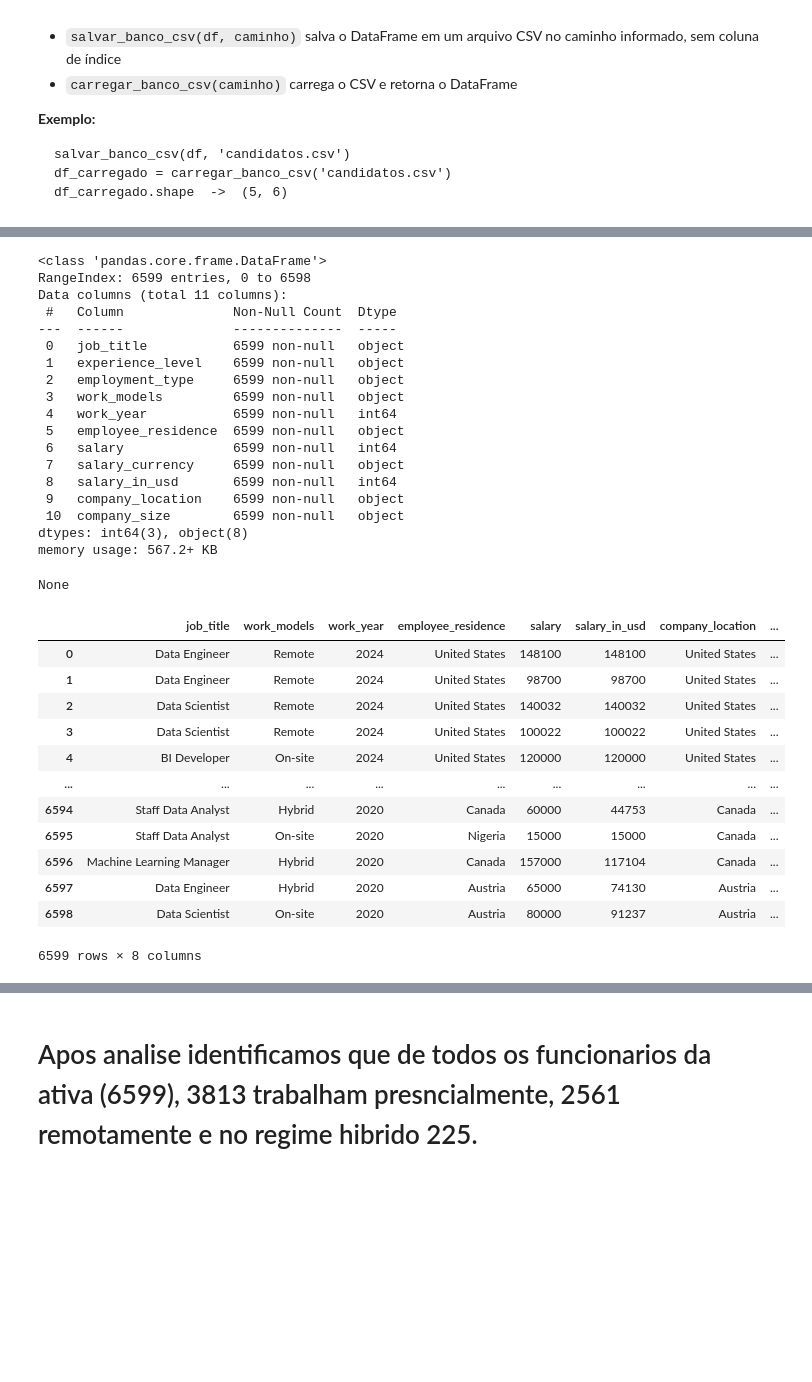
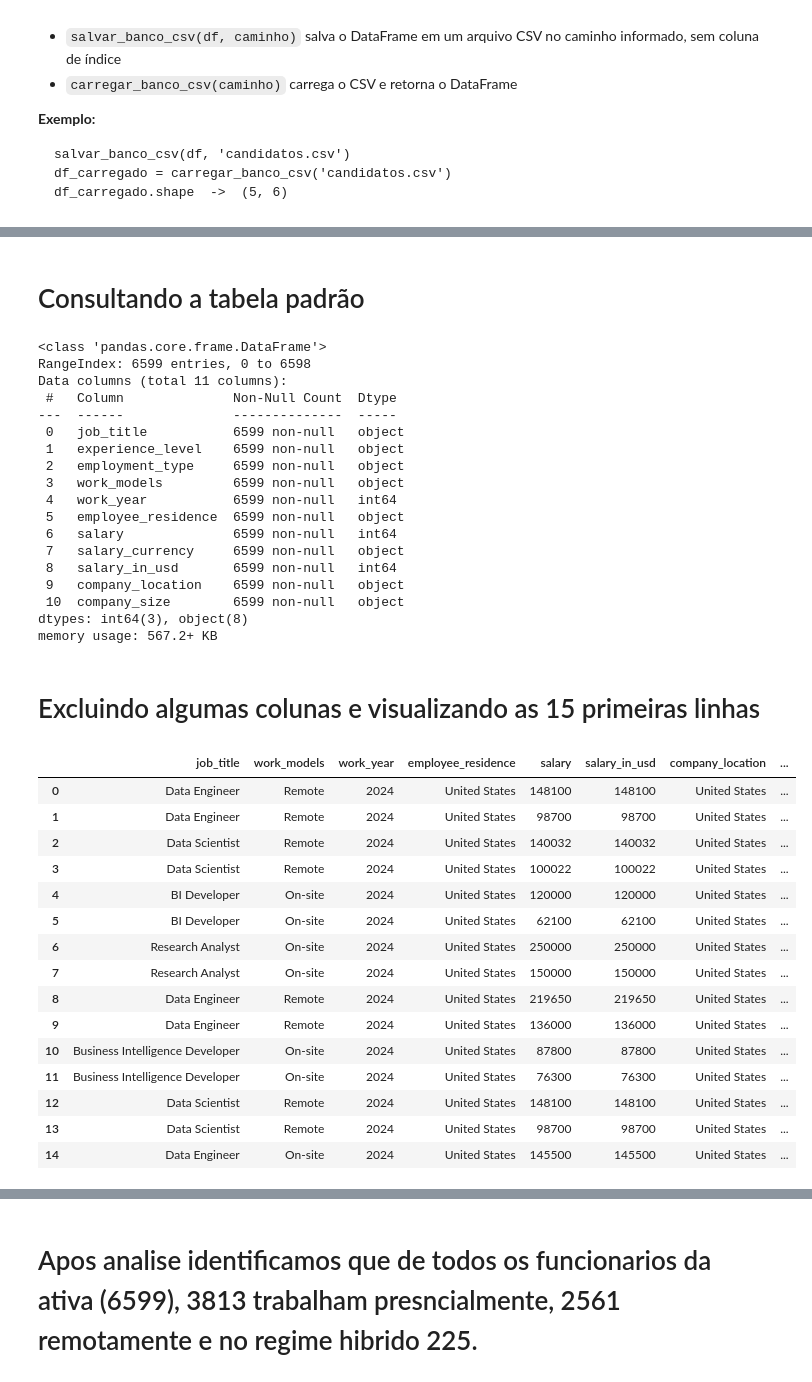
Before and after one commit to pedrojrcruz30-code/ada---projeto---modulo-2, a Jupyter notebook: projeto_pedro.ipynb, the cells around one changed output, grey strips where cells are left out. Saved outputs shown, nothing was run; the diff lists cells and outputs as text; code cells hidden in the pictures; blank space fills up the shorter version.

Commit message:
respondendo as 2 primeiras perguntas do projeto 26/05/2026

```diff
--- a/projeto_pedro.ipynb
+++ b/projeto_pedro.ipynb
@@ -545,9 +545,9 @@ def carregar_banco_csv(caminho):
 import pandas as pd
 import numpy as np
 
-df = pd.read_csv('data_science_salaries.csv')
+df = carregar_banco_csv('data_science_salaries.csv')
 
-display(df)
+df.head()
 # %% [output]
 |  | job_title | experience_level | employment_type | work_models | work_year | employee_residence | salary | ... |
 | 0 | Data Engineer | Mid-level | Full-time | Remote | 2024 | United States | 148100 | ... |
@@ -565,40 +558,46 @@ display(df)
+# %% [markdown]
+# Consultando a tabela padrão
+# %%
+df.info()
+# %% [output]
+<class 'pandas.core.frame.DataFrame'>
+RangeIndex: 6599 entries, 0 to 6598
+Data columns (total 11 columns):
+ #   Column              Non-Null Count  Dtype
+---  ------              --------------  -----
+ 0   job_title           6599 non-null   object
+ 1   experience_level    6599 non-null   object
+ 2   employment_type     6599 non-null   object
+ 3   work_models         6599 non-null   object
+ 4   work_year           6599 non-null   int64
+ 5   employee_residence  6599 non-null   object
+ 6   salary              6599 non-null   int64
+ 7   salary_currency     6599 non-null   object
+ 8   salary_in_usd       6599 non-null   int64
+ 9   company_location    6599 non-null   object
+ 10  company_size        6599 non-null   object
+dtypes: int64(3), object(8)
+memory usage: 567.2+ KB
+# %% [markdown]
+# Excluindo algumas colunas e visualizando as 15 primeiras linhas
 # %%
-display(df.info())
+nova_df = df.drop(columns=['employment_type', "salary_currency", "experience_level"])
 
-
-df = df.drop(columns=['employment_type', "salary_currency", "experience_level"])
-
-display(df)
+nova_df.head(15)
 # %% [output]
-<class 'pandas.core.frame.DataFrame'>
-RangeIndex: 6599 entries, 0 to 6598
-Data columns (total 11 columns):
- #   Column              Non-Null Count  Dtype
----  ------              --------------  -----
- 0   job_title           6599 non-null   object
- 1   experience_level    6599 non-null   object
- 2   employment_type     6599 non-null   object
- 3   work_models         6599 non-null   object
- 4   work_year           6599 non-null   int64
- 5   employee_residence  6599 non-null   object
- 6   salary              6599 non-null   int64
- 7   salary_currency     6599 non-null   object
- 8   salary_in_usd       6599 non-null   int64
- 9   company_location    6599 non-null   object
- 10  company_size        6599 non-null   object
-dtypes: int64(3), object(8)
-memory usage: 567.2+ KB
-None
 |  | job_title | work_models | work_year | employee_residence | salary | salary_in_usd | company_location | ... |
 | 0 | Data Engineer | Remote | 2024 | United States | 148100 | 148100 | United States | ... |
 | 1 | Data Engineer | Remote | 2024 | United States | 98700 | 98700 | United States | ... |
 | 2 | Data Scientist | Remote | 2024 | United States | 140032 | 140032 | United States | ... |
 | 3 | Data Scientist | Remote | 2024 | United States | 100022 | 100022 | United States | ... |
 | 4 | BI Developer | On-site | 2024 | United States | 120000 | 120000 | United States | ... |
-| ... | ... | ... | ... | ... | ... | ... | ... | ... |
-| 6594 | Staff Data Analyst | Hybrid | 2020 | Canada | 60000 | 44753 | Canada | ... |
-| 6595 | Staff Data Analyst | On-site | 2020 | Nigeria | 15000 | 15000 | Canada | ... |
-| 6596 | Machine Learning Manager | Hybrid | 2020 | Canada | 157000 | 117104 | Canada | ... |
-| 6597 | Data Engineer | Hybrid | 2020 | Austria | 65000 | 74130 | Austria | ... |
-| 6598 | Data Scientist | On-site | 2020 | Austria | 80000 | 91237 | Austria | ... |
+| 5 | BI Developer | On-site | 2024 | United States | 62100 | 62100 | United States | ... |
+| 6 | Research Analyst | On-site | 2024 | United States | 250000 | 250000 | United States | ... |
+| 7 | Research Analyst | On-site | 2024 | United States | 150000 | 150000 | United States | ... |
+| 8 | Data Engineer | Remote | 2024 | United States | 219650 | 219650 | United States | ... |
+| 9 | Data Engineer | Remote | 2024 | United States | 136000 | 136000 | United States | ... |
+| 10 | Business Intelligence Developer | On-site | 2024 | United States | 87800 | 87800 | United States | ... |
+| 11 | Business Intelligence Developer | On-site | 2024 | United States | 76300 | 76300 | United States | ... |
+| 12 | Data Scientist | Remote | 2024 | United States | 148100 | 148100 | United States | ... |
+| 13 | Data Scientist | Remote | 2024 | United States | 98700 | 98700 | United States | ... |
+| 14 | Data Engineer | On-site | 2024 | United States | 145500 | 145500 | United States | ... |
-6599 rows × 8 columns
```
Also changed, not shown: parts of 14 cells of this notebook.
